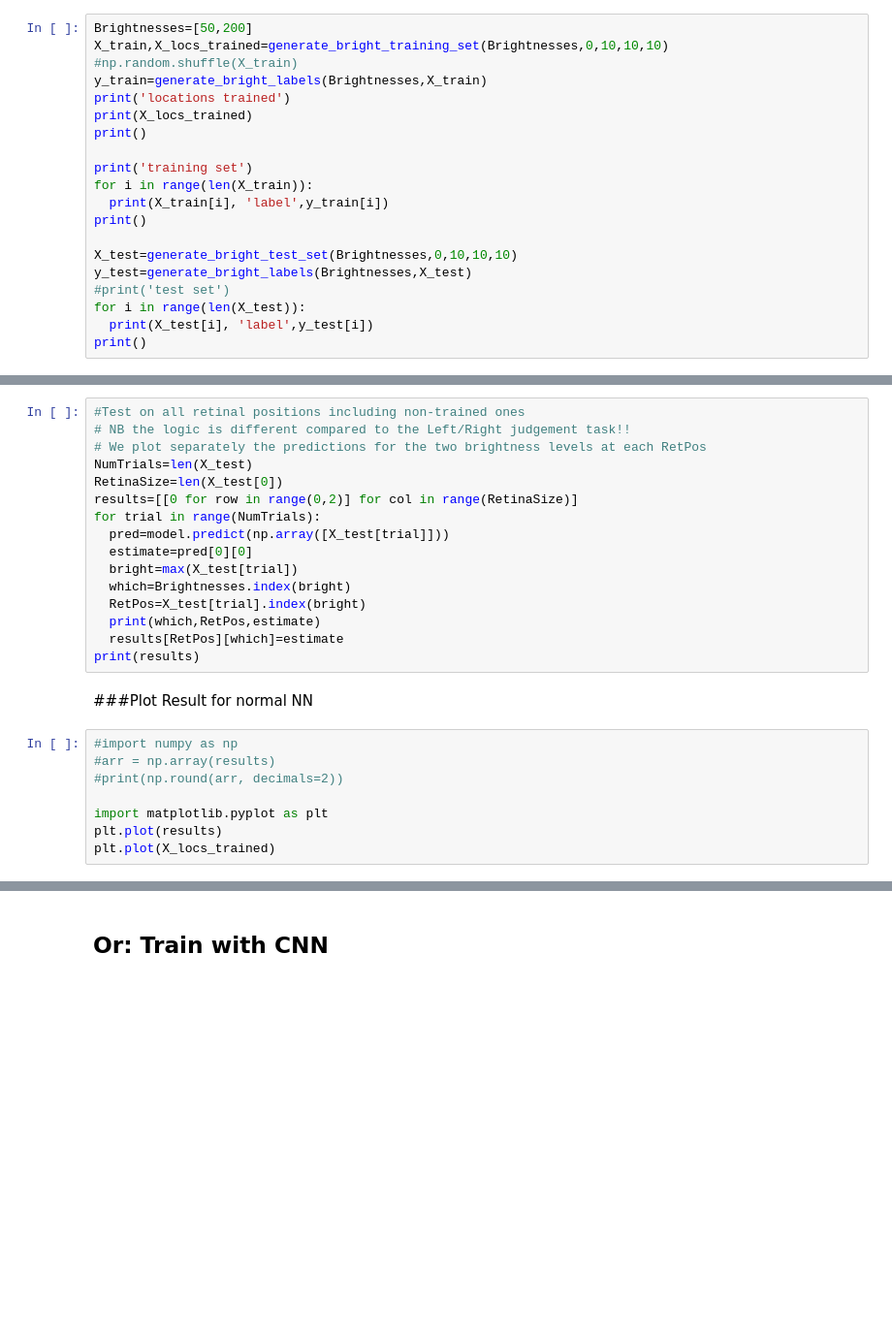
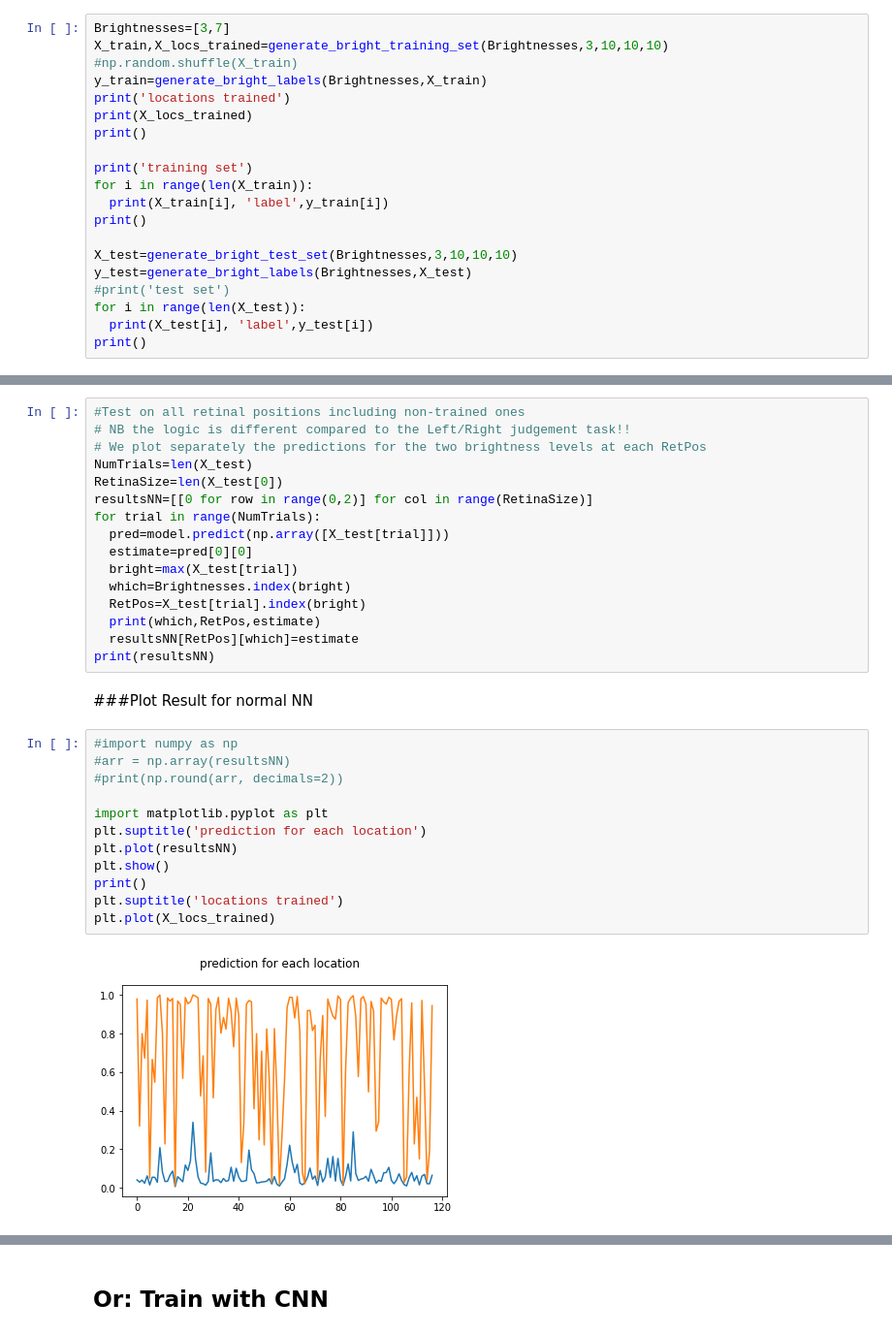
Before and after one commit to johnkevinoregan/Learning-Relations-with-Deep-Learning, a Jupyter notebook: Brightness_judgement_on_1D_retina.ipynb, the cells around one changed output, grey strips where cells are left out. Shown at 97% size. Cells and saved outputs as stored; diff of their text form; blank space fills up the shorter version.

```diff
--- a/Brightness_judgement_on_1D_retina.ipynb
+++ b/Brightness_judgement_on_1D_retina.ipynb
@@ -67,6 +67,6 @@ def generate_bright_labels(Brightnesses,Set):
 # %%
-Brightnesses=[50,200]
-X_train,X_locs_trained=generate_bright_training_set(Brightnesses,0,10,10,10)
+Brightnesses=[3,7]
+X_train,X_locs_trained=generate_bright_training_set(Brightnesses,3,10,10,10)
 #np.random.shuffle(X_train)
 y_train=generate_bright_labels(Brightnesses,X_train)
 print('locations trained')
@@ -78,7 +78,7 @@ for i in range(len(X_train)):
   print(X_train[i], 'label',y_train[i])
 print()
 
-X_test=generate_bright_test_set(Brightnesses,0,10,10,10)
+X_test=generate_bright_test_set(Brightnesses,3,10,10,10)
 y_test=generate_bright_labels(Brightnesses,X_test)
 #print('test set')
 for i in range(len(X_test)):
@@ -122,7 +122,7 @@ model.fit(X_train, y_train, epochs=160, batch_size=32, validation_data=(X_test,
 # We plot separately the predictions for the two brightness levels at each RetPos
 NumTrials=len(X_test)
 RetinaSize=len(X_test[0])
-results=[[0 for row in range(0,2)] for col in range(RetinaSize)]
+resultsNN=[[0 for row in range(0,2)] for col in range(RetinaSize)]
 for trial in range(NumTrials):
   pred=model.predict(np.array([X_test[trial]]))
   estimate=pred[0][0]
@@ -130,17 +130,22 @@ for trial in range(NumTrials):
   which=Brightnesses.index(bright)
   RetPos=X_test[trial].index(bright)
   print(which,RetPos,estimate)
-  results[RetPos][which]=estimate
-print(results)
+  resultsNN[RetPos][which]=estimate
+print(resultsNN)
 # %% [markdown]
 ###Plot Result for normal NN
 # %%
 #import numpy as np
-#arr = np.array(results)
+#arr = np.array(resultsNN)
 #print(np.round(arr, decimals=2))
 
 import matplotlib.pyplot as plt
-plt.plot(results)
+plt.suptitle('prediction for each location')
+plt.plot(resultsNN)
+plt.show()
+print()
+plt.suptitle('locations trained')
 plt.plot(X_locs_trained)
 # %% [output]
+[figure, new version]
 [<matplotlib.lines.Line2D at 0x...>]
```
Also changed, not shown: parts of 6 cells of this notebook.
